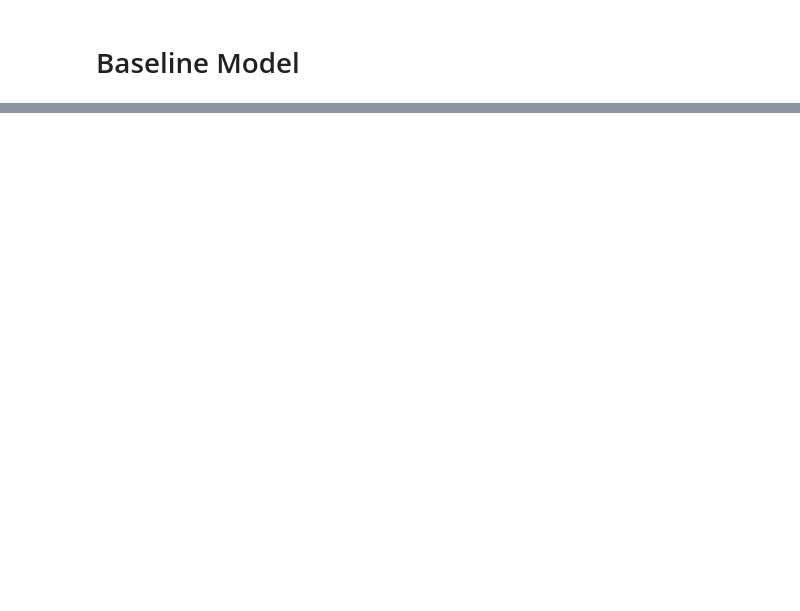
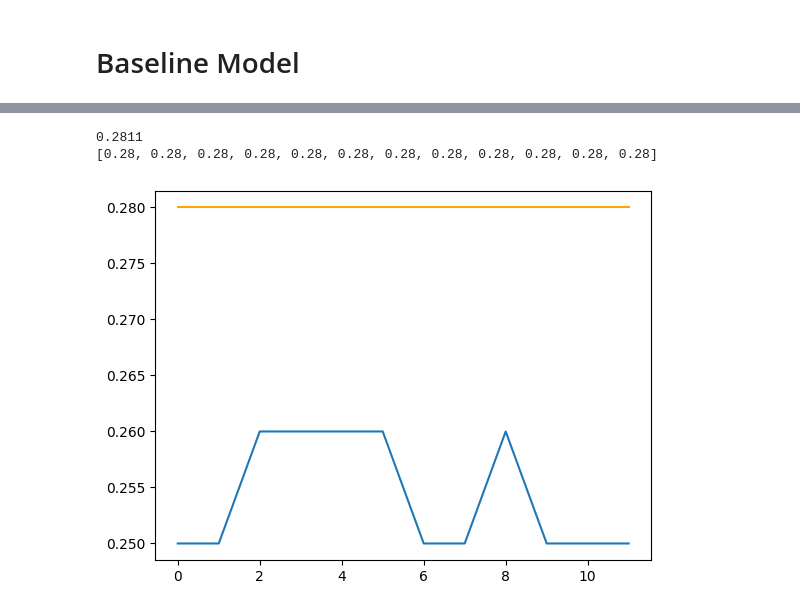
Before and after one commit to Arnaud-Tiago/Velov, a Jupyter notebook: RNN_vARO.ipynb, the cells around one changed output, grey strips where cells are left out. Cells and saved outputs as stored; diff of their text form; code cells hidden in the pictures; blank space fills up the shorter version.

```diff
--- a/RNN_vARO.ipynb
+++ b/RNN_vARO.ipynb
@@ -264,27 +247,30 @@ NameError: ignored
 # %%
 
-from tensorflow.keras import models
-from tensorflow.keras import layers
-from tensorflow.keras import optimizers, metrics
-from tensorflow.keras.models import Sequential
 
+initial_learning_rate = 0.01
+decay_steps = 100
+decay_rate = 0.5
+lr_schedule = ExponentialDecay(initial_learning_rate, decay_steps = decay_steps, decay_rate = decay_rate,)
 
 
 def init_model(X_train, y_train):
 
     model = Sequential([
-        layers.GRU(units=512, input_shape = (X_train.shape[1],X_train.shape[2]), activation='tanh', return_sequences=True),
+        layers.GRU(units=256, input_shape = (X_train.shape[1],X_train.shape[2]), activation='tanh', return_sequences=True),
         #layers.Dropout(0.2),
-        layers.GRU(units=512, activation='tanh', return_sequences=True),
+        #layers.GRU(units=256, activation='tanh', return_sequences=True),
         #layers.Dropout(0.2),
-        layers.Dense(256,activation = 'relu'),
+        #layers.Dense(256,activation = 'relu'),
         #layers.Dropout(0.2),
-        layers.Dense(256,activation = 'relu'),
+        layers.Dense(512,activation = 'relu'),
         #layers.Dropout(0.2),
-        #layers.Dense(64,activation = 'relu'),
+        layers.Dense(64,activation = 'relu'),
+        layers.Dense(64,activation = 'relu'),
         layers.Dense(y_train.shape[2], activation='linear')
     ])
-    adam = optimizers.Adam(learning_rate=0.001)
-    model.compile(loss = 'mse', optimizer = adam, metrics = ['mae'])
 
+    model.compile(optimizer=Adam(learning_rate=lr_schedule),
+                #loss = 'mse',
+                loss=make_custom_mse(low_threshold=low_t, high_threshold=high_t),
+                metrics=['mae'])
     return model
@@ -291,3 +312,6 @@ def init_model(X_train, y_train):
 # %%
-model = init_model(X_train_bikes, y_train_bikes)
+if diff:
+    model = init_diff_model(X_train_bikes, y_train_bikes)
+else :
+    model = init_model(X_train_bikes, y_train_bikes)
 model.summary()
@@ -295,8 +339,8 @@ model.summary()
 from tensorflow.keras.callbacks import EarlyStopping
 
 def fit_model(model,X,y):
-    es = EarlyStopping(patience=50,restore_best_weights = True)
-    history = model.fit(X,y,epochs = 2000,callbacks=es,batch_size=32, validation_split=0.3)
+    es = EarlyStopping(patience=6,restore_best_weights = True)
+    history = model.fit(X,y,epochs = 200,callbacks=es,batch_size=32, validation_split=0.3)
     return(model,history)
 # %%
 model = init_model(X_train_bikes,y_train_bikes)
@@ -308,16 +362,22 @@ y_pred = model.predict(X_test_bikes)
 # %%
-scaler.inverse_transform(y_test_bikes)
-scaler.inverse_transform(y_pred)
+
+if not diff :
+    scaler.inverse_transform(y_test_bikes)
+    scaler.inverse_transform(y_pred)
 
 model_mae = round(np.abs(y_test_bikes-y_pred).mean(),4)
+
 model_maes = []
-
 for i in range(y_pred.shape[1]):
-    model_maes.append(np.round(np.abs(y_test_bikes[:,i,:]-y_pred_bikes[:,i,:]).mean(),2))
+    model_maes.append(np.abs(y_test_bikes[:,i,:]-y_pred[:,i,:]).mean())
 
 print(model_mae)
 print(model_maes)
 plt.plot(model_maes, color='orange');
 plt.plot(maes);
+# %% [output]
+0.2811
+[0.28, 0.28, 0.28, 0.28, 0.28, 0.28, 0.28, 0.28, 0.28, 0.28, 0.28, 0.28]
+[figure, added]
 # %%
 y_pred.shape
```
Also changed, not shown: parts of 50 cells of this notebook.
